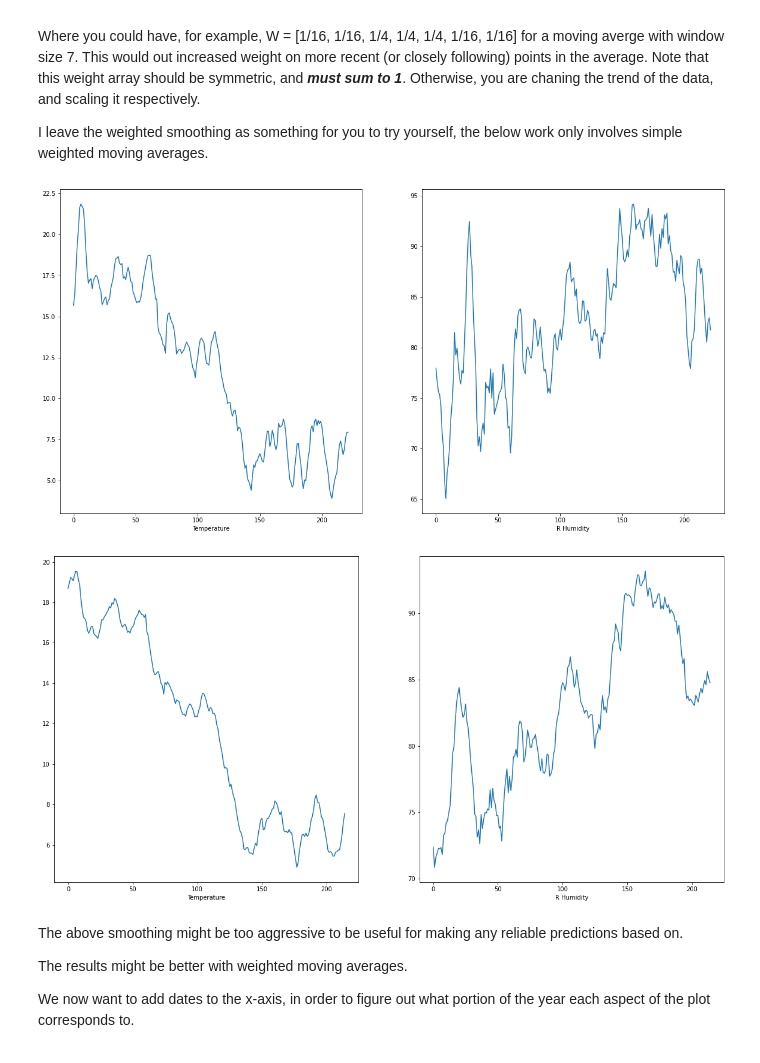
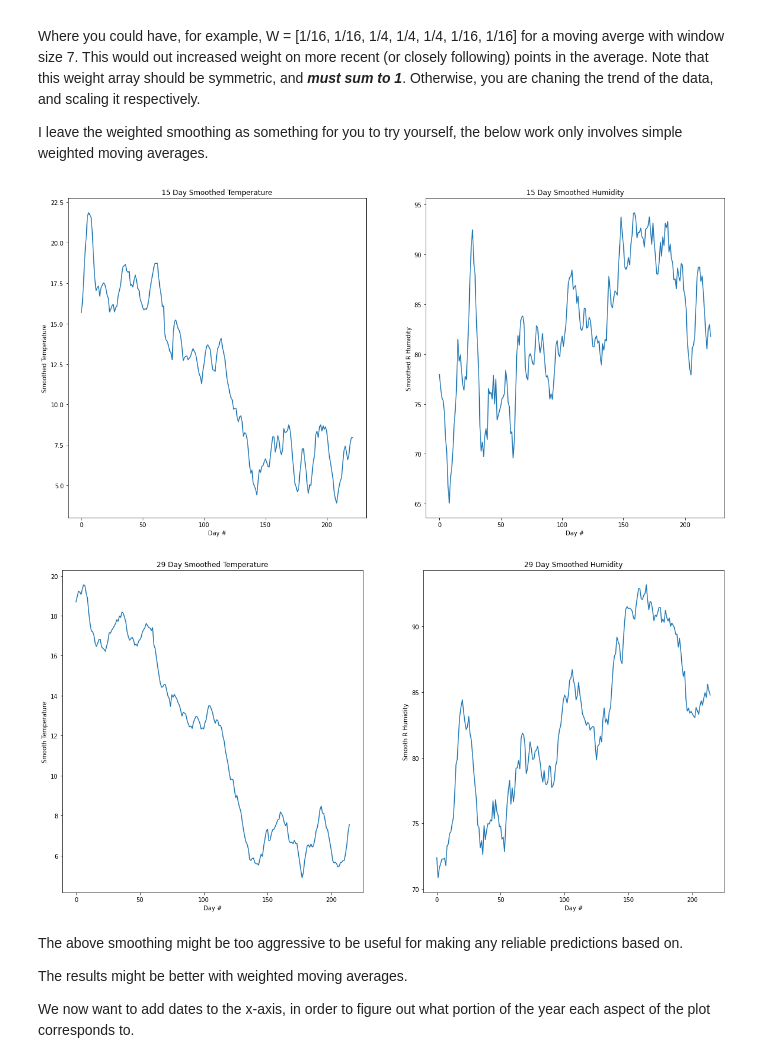
Before and after one commit to uccdatasoc/git-eireann, a Jupyter notebook: GitEireann_Data_Exploration_Part_1.ipynb, the cells around one changed output. Drawn from its saved outputs; the diff is of its cells as text; code cells hidden in the pictures.

```diff
--- a/GitEireann_Data_Exploration_Part_1.ipynb
+++ b/GitEireann_Data_Exploration_Part_1.ipynb
@@ -104,24 +108,32 @@ smooth_rhum = smoothMa(rhum, 7)
 # %%
 fig, ax = plt.subplots(1,2, figsize=(20,10))
 ax[0].plot(smooth_temps)
-ax[0].set_xlabel("Temperature")
+ax[0].set_title("15 Day Smoothed Temperature")
+ax[1].set_title("15 Day Smoothed Humidity")
+ax[0].set_ylabel("Smoothed Temperature")
 ax[1].plot(smooth_rhum)
-ax[1].set_xlabel("R Humidity")
+ax[1].set_ylabel("Smoothed R Humidity")
+ax[0].set_xlabel("Day #")
+ax[1].set_xlabel("Day #")
 plt.show()
 # %% [output]
-[figure, old version]
+[figure, new version]
 # %%
 # much more aggressive smoothing, 29 day window
 smooth_temps = smoothMa(temps, 14)
 smooth_rhum = smoothMa(rhum, 14)
 fig, ax = plt.subplots(1,2, figsize=(20,10))
 ax[0].plot(smooth_temps)
-ax[0].set_xlabel("Temperature")
+ax[0].set_title("29 Day Smoothed Temperature")
+ax[1].set_title("29 Day Smoothed Humidity")
+ax[0].set_ylabel("Smooth Temperature")
 ax[1].plot(smooth_rhum)
-ax[1].set_xlabel("R Humidity")
+ax[1].set_ylabel("Smooth R Humidity")
+ax[0].set_xlabel("Day #")
+ax[1].set_xlabel("Day #")
 plt.show()
 # %% [output]
-[figure, old version]
+[figure, new version]
 # %% [markdown]
 The above smoothing might be too aggressive to be useful for making any reliable predictions based on.
 
```
Also changed, not shown: parts of 6 cells of this notebook.
